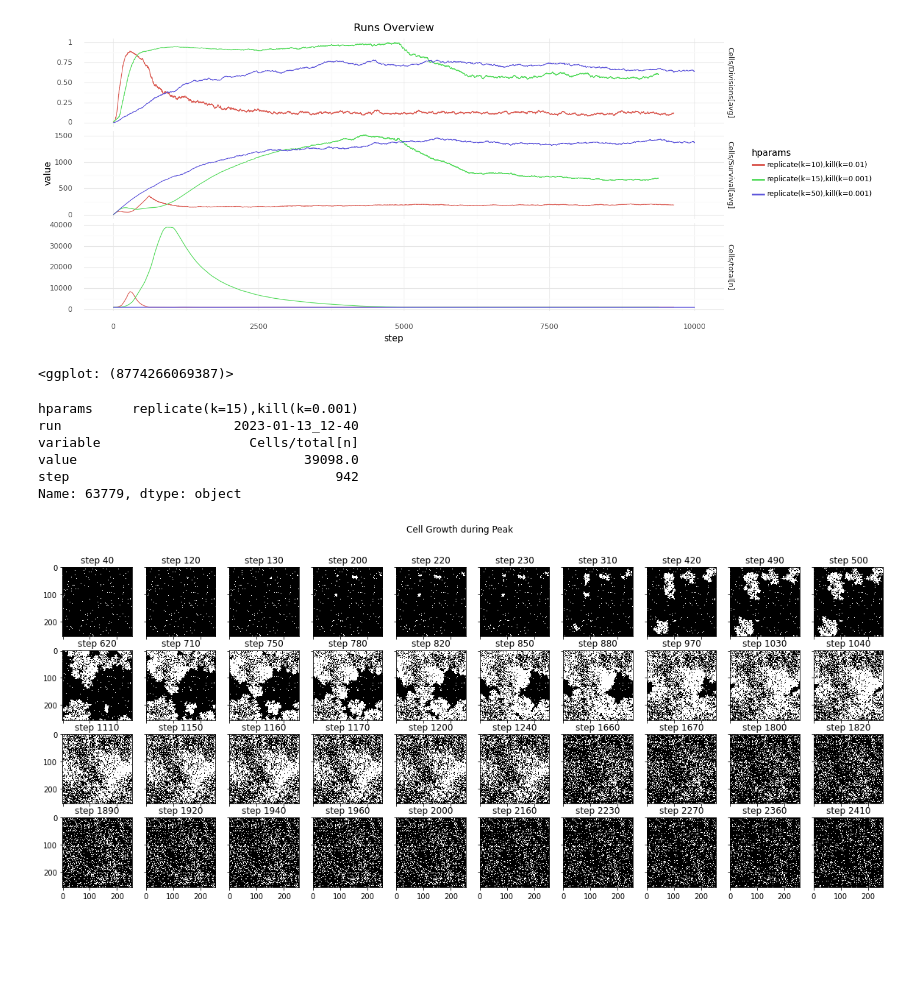
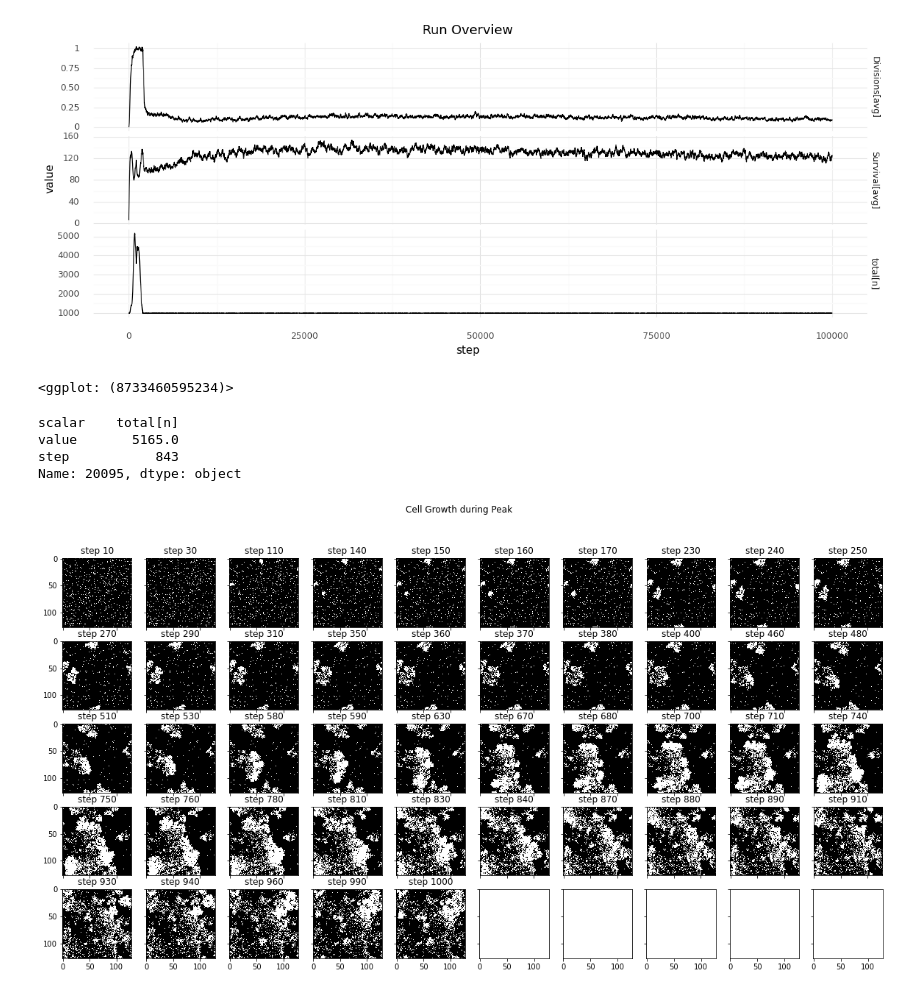
Before and after one commit to mRcSchwering/magic-soup, a Jupyter notebook: experiments/e1_co2_fixing/analyze.ipynb, the cells around one changed output. Drawn from its saved outputs; the diff is of its cells as text; code cells hidden in the pictures; blank space fills up the shorter version.

Commit message:
changed some hparams

```diff
--- a/experiments/e1_co2_fixing/analyze.ipynb
+++ b/experiments/e1_co2_fixing/analyze.ipynb
@@ -54,49 +57,34 @@ df = pd.DataFrame.from_records(records)
 # %%
-runs = {
-    "2023-01-13_10-39": "replicate(k=10),kill(k=0.01)",
-    "2023-01-13_11-34": "replicate(k=50),kill(k=0.001)",
-    "2023-01-13_12-40": "replicate(k=15),kill(k=0.001)"
-}
+cell_scalars = ["Divisions[avg]", "Survival[avg]", "total[n]"]
 
-tf_cell_scalars = ["Cells/Divisions[avg]", "Cells/Survival[avg]", "Cells/total[n]"]
 records = []
-for run_name, hparams in runs.items():
-    run_dir = THIS_DIR / "runs" / run_name
-    tf_event_file = next(run_dir.glob("*.out.tfevents.*"))
-    tf_ea = event_accumulator.EventAccumulator(str(tf_event_file))
-    tf_ea.Reload()
-    for tf_cell_scalar in tf_cell_scalars:
-        for obj in tf_ea.Scalars(tf_cell_scalar):
-            records.append({
-                "hparams": hparams,
-                "run": run_name,
-                "variable": tf_cell_scalar,
-                "value": obj.value,
-                "step": obj.step
-            })
-            if obj.step > 10_000:
-                break
+tf_event_file = next(RUN_DIR.glob("*.out.tfevents.*"))
+tf_ea = event_accumulator.EventAccumulator(str(tf_event_file))
+tf_ea.Reload()
+for scalar in cell_scalars:
+    for obj in tf_ea.Scalars(f"Cells/{scalar}"):
+        records.append({
+            "scalar": scalar,
+            "value": obj.value,
+            "step": obj.step
+        })
 df = pd.DataFrame.from_records(records)
 # %%
-(ggplot(df, aes(y="value", x="step"))
-    + geom_line(aes(color="hparams"))
-    + facet_grid("variable ~ .", scales="free_y")
-    + theme(figure_size=(14, 6))
-    + ggtitle("Runs Overview"))
+(ggplot(df)
+    + geom_line(aes(y="value", x="step"))
+    + facet_grid("scalar ~ .", scales="free_y")
+    + theme(figure_size=(14, 5))
+    + ggtitle("Run Overview"))
 # %% [output]
-[figure, old version]
+[figure, new version]
-<ggplot: (8774266069387)>
+<ggplot: (8733460595234)>
 # %%
-max_idx = df.loc[df["variable"] == "Cells/total[n]", "value"].idxmax()
-print(df.loc[max_idx])
-
-run_name = "2023-01-13_12-40"
-max_step = 942
+max_idx = df.loc[df["scalar"] == "total[n]", "value"].idxmax()
+max_step = df.loc[max_idx, "step"]
+df.loc[max_idx]
 # %% [output]
-hparams     replicate(k=15),kill(k=0.001)
-run                      2023-01-13_12-40
-variable                   Cells/total[n]
-value                             39098.0
-step                                  942
-Name: 63779, dtype: object
+scalar    total[n]
+value       5165.0
+step           843
+Name: 20095, dtype: object
 # %%
@@ -111,9 +98,9 @@ for obj in tf_ea.Images("Maps/Cells"):
     if step_range[0] <= obj.step <= step_range[1]:
         cell_map_imgs[obj.step] = obj.encoded_image_string
 # %%
+n_cols = 10
 steps = sorted(list(cell_map_imgs))
-n_cols = 10
-n_rows = int(len(steps) / n_cols)
+n_rows = math.ceil(len(steps) / n_cols)
 
 fig, axs = plt.subplots(n_rows, n_cols, sharex=True, sharey=True, figsize=(20, 2 * n_rows))
 for step, ax in zip(steps, axs.flatten()):
@@ -124,5 +111,5 @@ for step, ax in zip(steps, axs.flatten()):
 fig.suptitle("Cell Growth during Peak")
 plt.show()
 # %% [output]
-[figure, old version]
+[figure, new version]
 # %%
```
Also changed, not shown: parts of 20 cells of this notebook, 4 other files.
